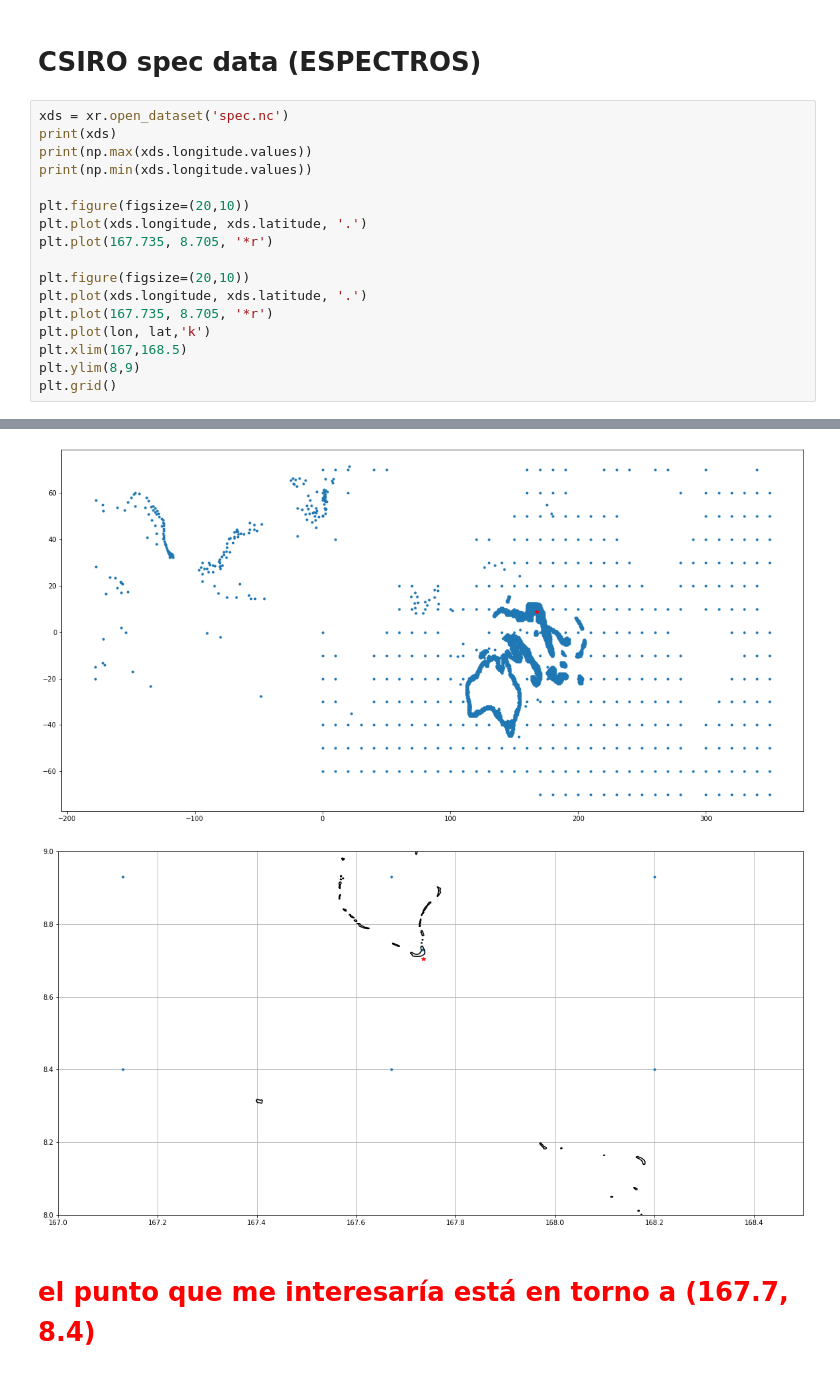
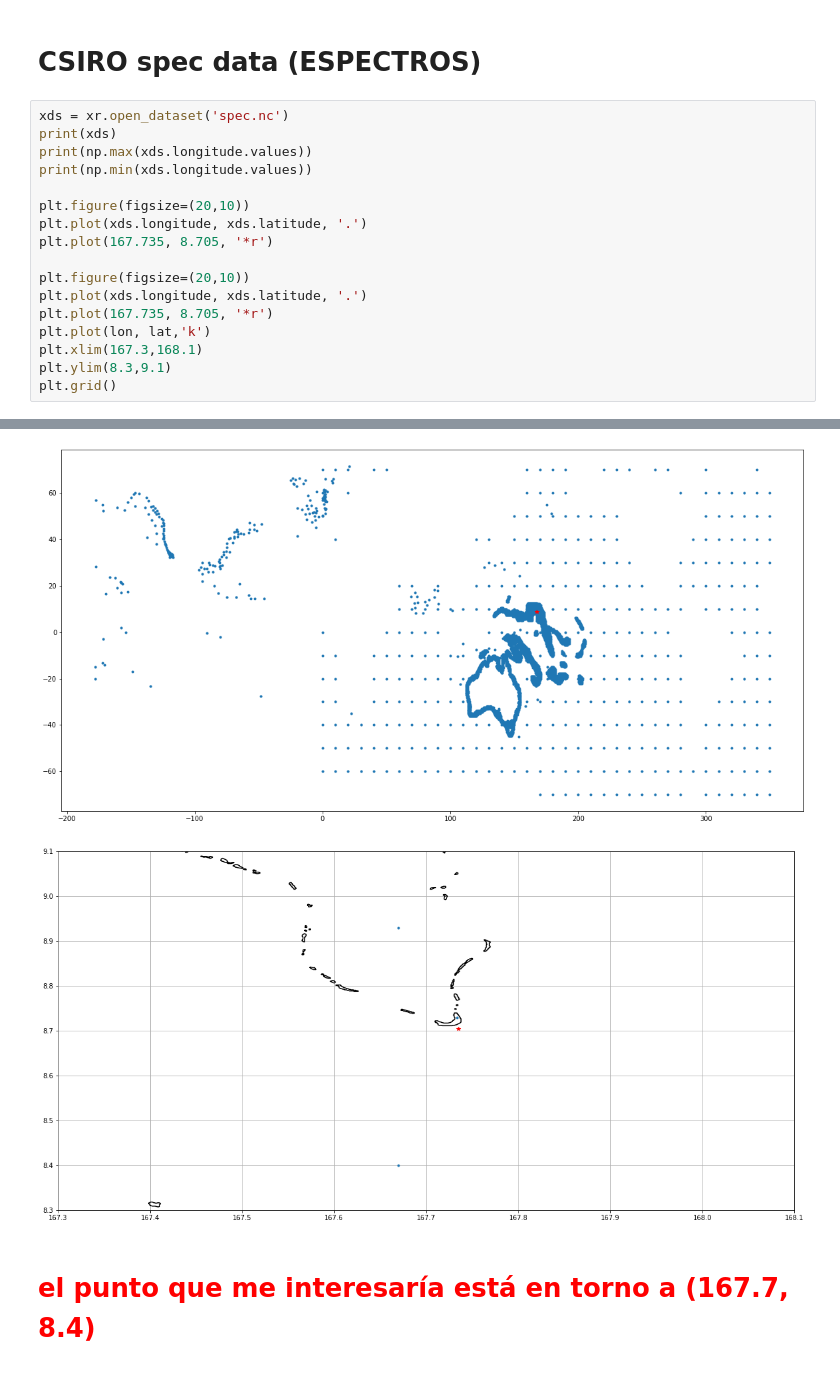
Before and after one commit to ripolln/teslakit, a Jupyter notebook: notebooks/KWAJALEIN/Download_CSIRO/00_plot_CSIRO_info.ipynb, the cells around one changed output, grey strips where cells are left out. Cells and saved outputs as stored; diff of their text form.

```diff
--- a/notebooks/KWAJALEIN/Download_CSIRO/00_plot_CSIRO_info.ipynb
+++ b/notebooks/KWAJALEIN/Download_CSIRO/00_plot_CSIRO_info.ipynb
@@ -69,33 +69,33 @@ done.
 # %%
 xds = xr.open_dataset('spec.nc')
 print(xds)
 print(np.max(xds.longitude.values))
 print(np.min(xds.longitude.values))
 
 plt.figure(figsize=(20,10))
 plt.plot(xds.longitude, xds.latitude, '.')
 plt.plot(167.735, 8.705, '*r')
 
 plt.figure(figsize=(20,10))
 plt.plot(xds.longitude, xds.latitude, '.')
 plt.plot(167.735, 8.705, '*r')
 plt.plot(lon, lat,'k')
-plt.xlim(167,168.5)
-plt.ylim(8,9)
+plt.xlim(167.3,168.1)
+plt.ylim(8.3,9.1)
 plt.grid()
 # %% [output]
 <xarray.Dataset>
 Dimensions:       (station: 3683)
 Coordinates:
   * station       (station) int32 1 2 3 4 5 6 ... 3678 3679 3680 3681 3682 3683
 Data variables:
     longitude     (station) float32 ...
     latitude      (station) float32 ...
     station_name  (station) |S64 ...
 350.0
 -178.0
 [figure]
-[figure, old version]
+[figure, new version]
 # %% [markdown]
 # <span style='color:Red'> el punto que me interesaría está en torno a (167.7, 8.4) </span>
 # %% [markdown]
```
Also changed, not shown: 5 other files.
